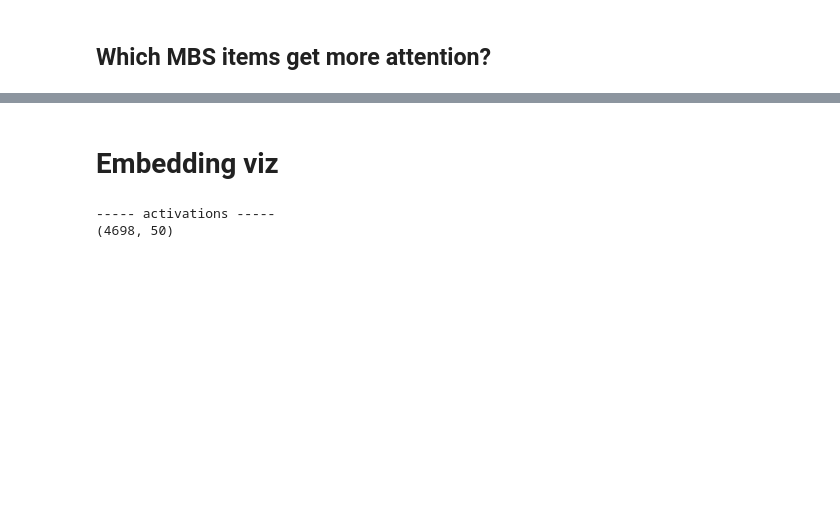
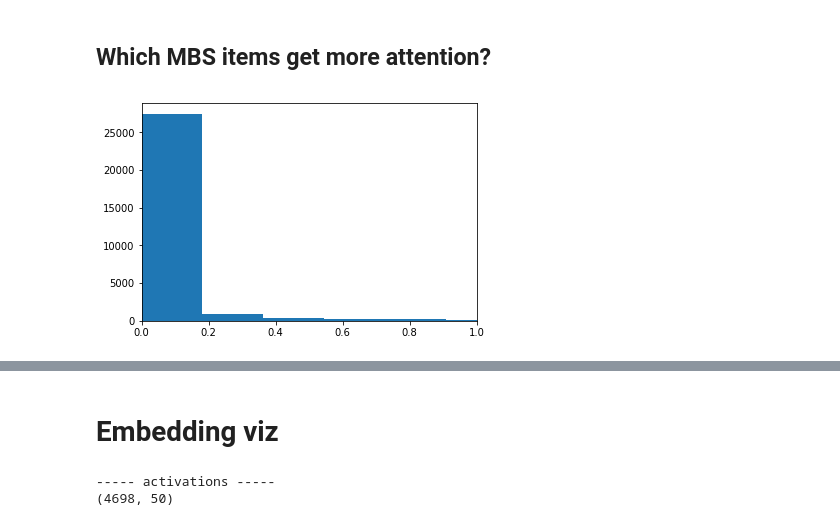
Before and after one commit to samuelefiorini/tangle, a Jupyter notebook: notebooks/embeddings/attention_viz.ipynb, the cells around one changed output, grey strips where cells are left out. Drawn from its saved outputs; the diff is of its cells as text; code cells hidden in the pictures; blank space fills up the shorter version.

```diff
--- a/notebooks/embeddings/attention_viz.ipynb
+++ b/notebooks/embeddings/attention_viz.ipynb
@@ -199,6 +232,11 @@ def get_MBS_attention():
     return attention_dict
 
 attention = get_MBS_attention()
+# %%
+plt.hist(attention['23'], bins=25)
+plt.xlim([0, 1]);
+# %% [output]
+[figure, added]
 # %%
 avg_attention = {k: np.sum(attention[k]) for k in attention.keys()}
 dfa = pd.DataFrame(data=avg_attention.values(), index=avg_attention.keys(), columns=['Attention_overall'])
```
Also changed, not shown: parts of 18 cells of this notebook, 4 other files.
